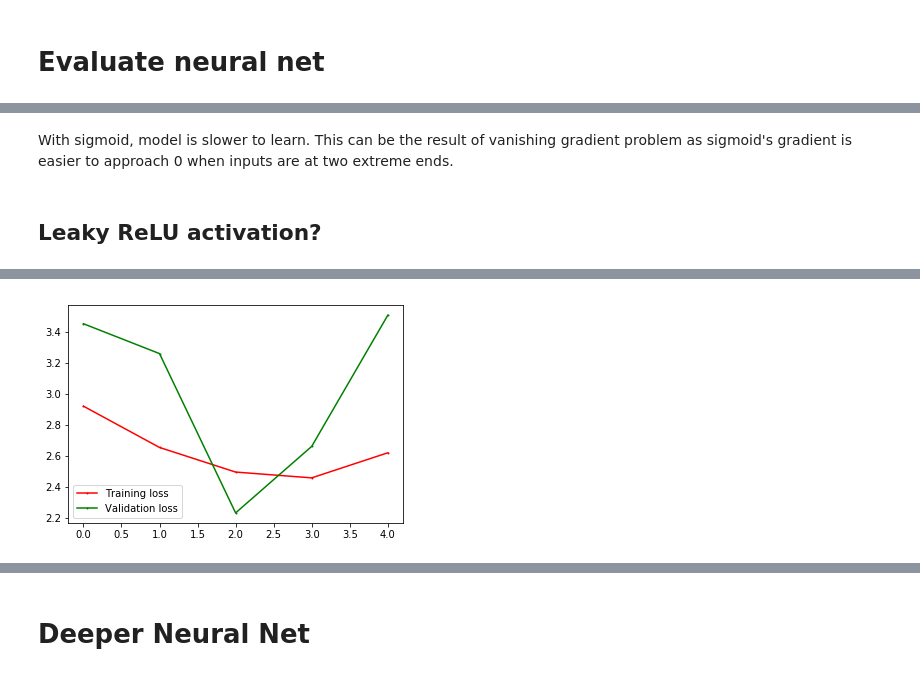
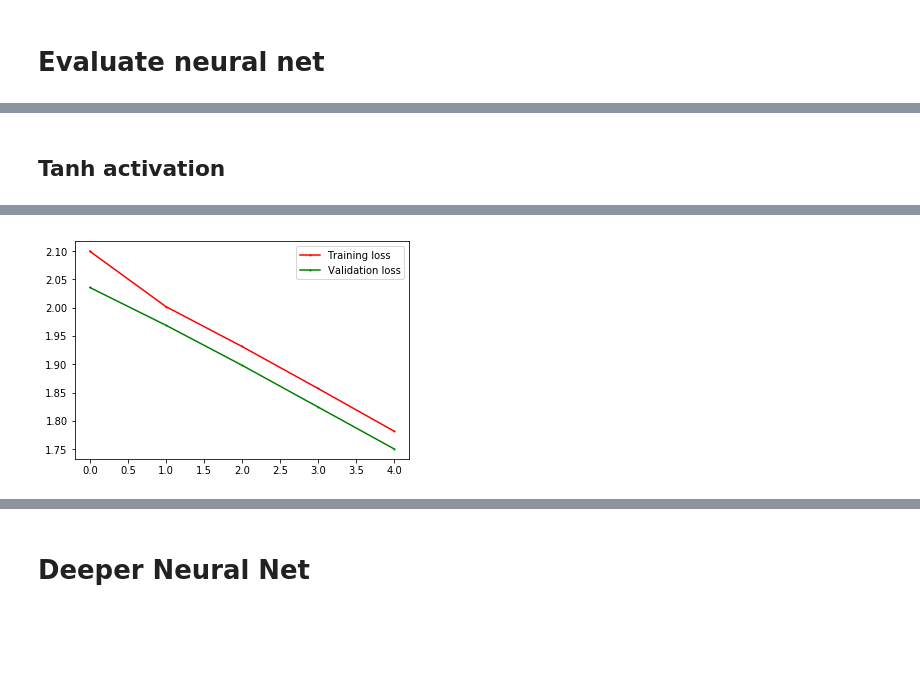
Before and after one commit to anhquan0412/basic_model_scratch, a Jupyter notebook: scratch_neural_net.ipynb, the cells around one changed output, grey strips where cells are left out. Drawn from its saved outputs; the diff is of its cells as text; code cells hidden in the pictures; blank space fills up the shorter version.

```diff
--- a/scratch_neural_net.ipynb
+++ b/scratch_neural_net.ipynb
@@ -206,2 +224,0 @@ Epoch 10. Training loss: 0.8894926507326562, Val loss:0.9059196908972497
-# %%
-nn.fit_epoch(X_train,y_train,X_test,y_test,lr=0.001,epochs=20,bs=512,l2=0.5)
@@ -259,0 +268,2 @@ With better weight control (l2 reg), it's faster to reach a better log loss scor
+# %%
+nn.fit_epoch(X_train,y_train,X_test,y_test,lr=0.01,epochs=5,bs=512,l2=0)
@@ -271,3 +305,6 @@ nn = CustomNeuralNetwork(layers,act_obj)
+# %%
+act_obj = LeakyReLU()
+nn = CustomNeuralNetwork(layers,act_obj)
 # %%
 nn.fit_epoch(X_train,y_train,X_test,y_test,lr=0.01,epochs=5,bs=512,l2=2)
 # %% [output]
@@ -304,4 +341,2 @@ Epoch 20. Training loss: 1.9120797154201619, Val loss:1.9135352501747362
-# %% [markdown]
-With sigmoid, model is slower to learn. This can be the result of vanishing gradient problem as sigmoid's gradient is easier to approach 0 when inputs are at two extreme ends.
 # %% [markdown]
-## Leaky ReLU activation?
+## Tanh activation
@@ -317,3 +343,6 @@ nn = CustomNeuralNetwork(layers,act_obj)
+# %%
+act_obj = Tanh()
+nn = CustomNeuralNetwork(layers,act_obj)
 # %%
-nn.fit_epoch(X_train,y_train,X_test,y_test,lr=0.01,epochs=5,bs=512,l2=2)
+nn.fit_epoch(X_train,y_train,X_test,y_test,lr=0.01,epochs=5,bs=512,l2=0)
 # %% [output]
@@ -325,4 +354,4 @@ Epoch 5. Training loss: 2.620471662724355, Val loss:3.5077911207212913
-[figure, old version]
+[figure, new version]
 # %%
 nn.fit_epoch(X_train,y_train,X_test,y_test,lr=0.001,epochs=20,bs=512,l2=2)
 # %% [output]
```
Also changed, not shown: parts of 51 cells of this notebook, 2 other files.
